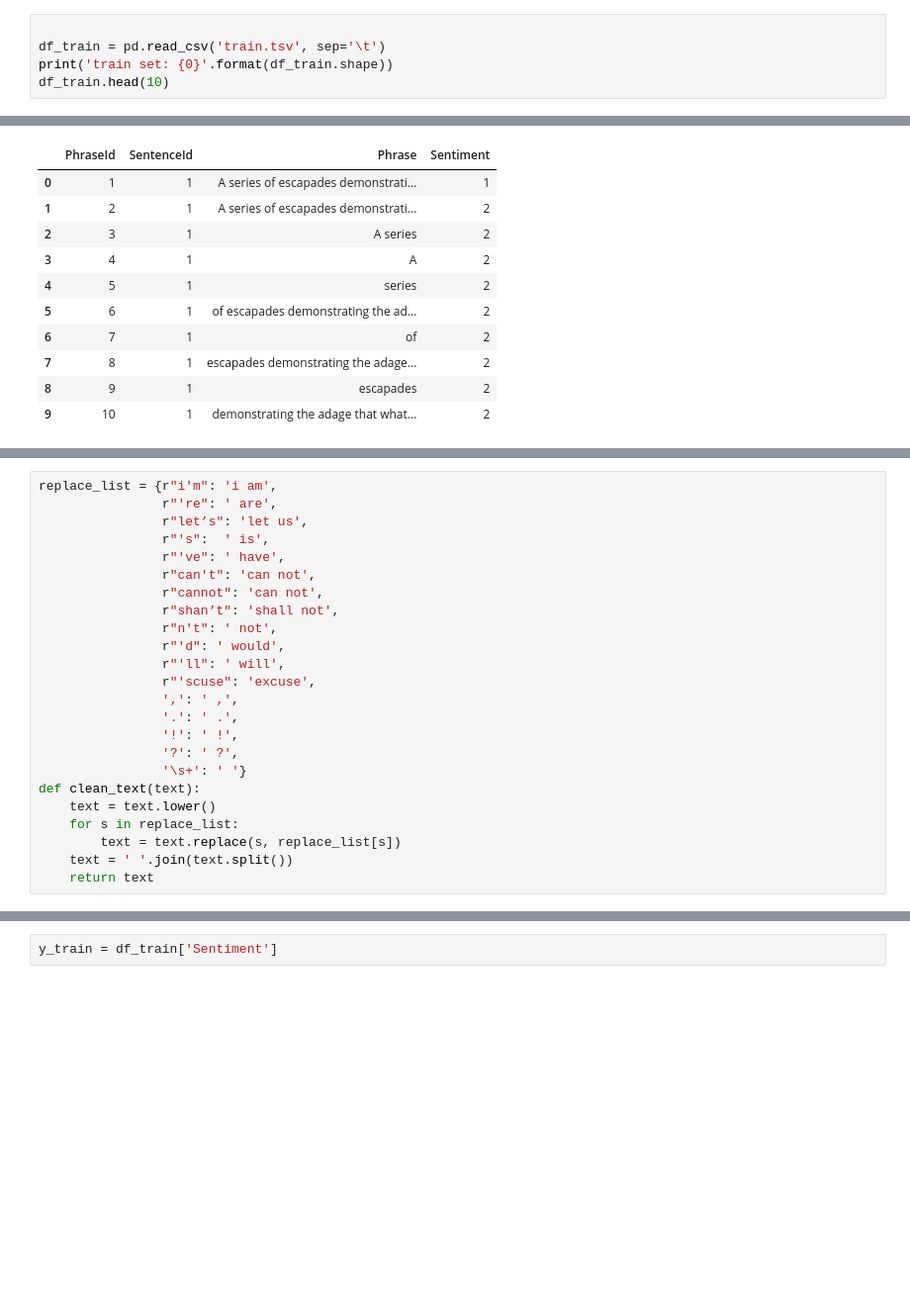
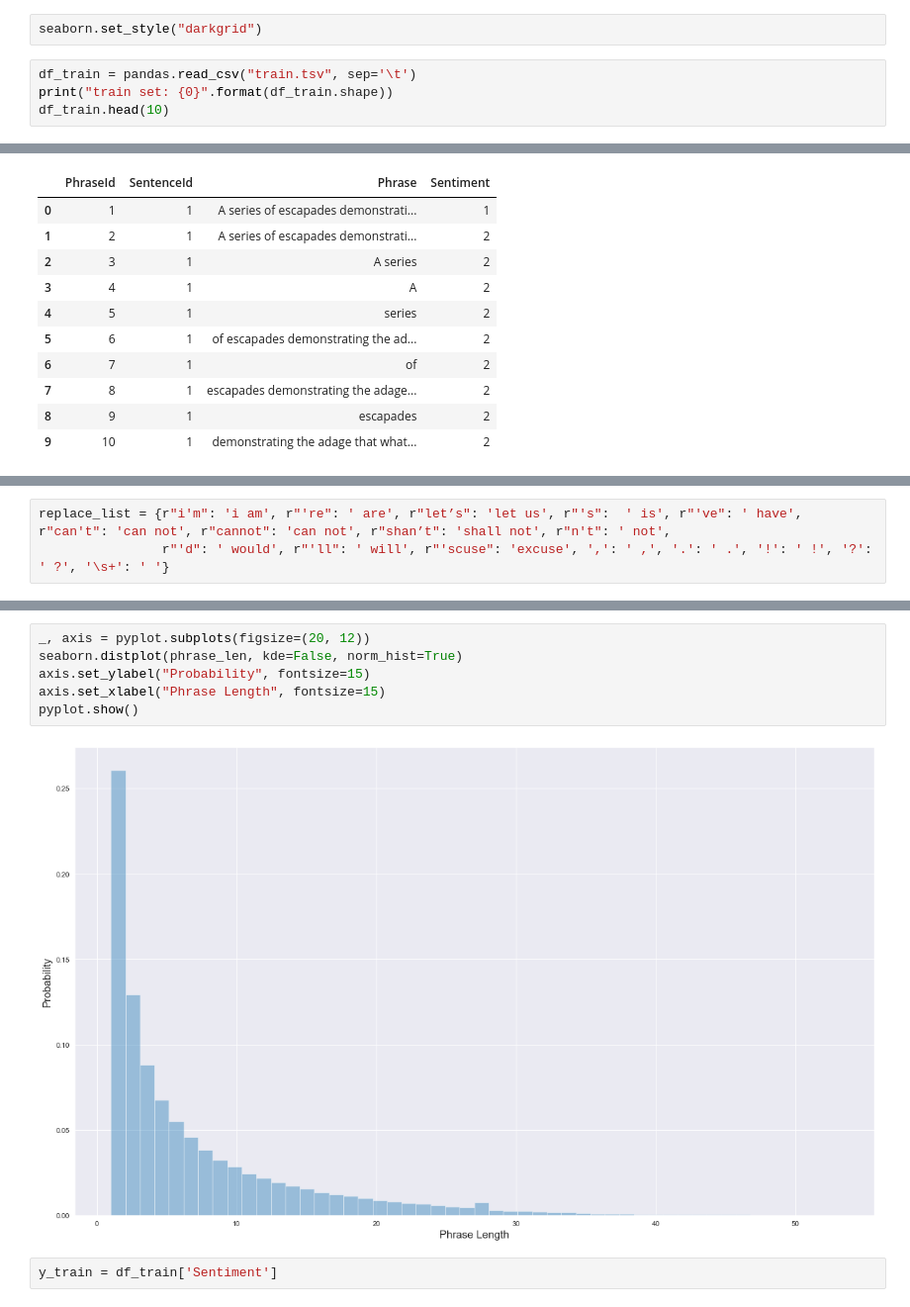
Before and after one commit to luizhemelo/AAP_ProjetoFinal, a Jupyter notebook: LT-LSTM/Prunnable LSTM.ipynb, the cells around one changed output, grey strips where cells are left out. Shown at 99% size. Cells and saved outputs as stored; diff of their text form; blank space fills up the shorter version.

Commit message:
Major code rewritting, more plots and larger network

```diff
--- a/LT-LSTM/Prunnable LSTM.ipynb
+++ b/LT-LSTM/Prunnable LSTM.ipynb
@@ -26,7 +18,8 @@ Device dynamic memory allocation failed!
+# %%
+seaborn.set_style("darkgrid")
 # %%
-
-df_train = pd.read_csv('train.tsv', sep='\t')
-print('train set: {0}'.format(df_train.shape))
+df_train = pandas.read_csv("train.tsv", sep='\t')
+print("train set: {0}".format(df_train.shape))
 df_train.head(10)
 # %% [output]
 train set: (156060, 4)
@@ -59,26 +52,5 @@ test set: (66292, 3)
 | 8 | 156069 | 8545 | pleasing |
 | 9 | 156070 | 8545 | but |
 # %%
-replace_list = {r"i'm": 'i am',
-                r"'re": ' are',
-                r"let’s": 'let us',
-                r"'s":  ' is',
-                r"'ve": ' have',
-                r"can't": 'can not',
-                r"cannot": 'can not',
-                r"shan’t": 'shall not',
-                r"n't": ' not',
-                r"'d": ' would',
-                r"'ll": ' will',
-                r"'scuse": 'excuse',
-                ',': ' ,',
-                '.': ' .',
-                '!': ' !',
-                '?': ' ?',
-                '\s+': ' '}
-def clean_text(text):
-    text = text.lower()
-    for s in replace_list:
-        text = text.replace(s, replace_list[s])
-    text = ' '.join(text.split())
-    return text
+replace_list = {r"i'm": 'i am', r"'re": ' are', r"let’s": 'let us', r"'s":  ' is', r"'ve": ' have', r"can't": 'can not', r"cannot": 'can not', r"shan’t": 'shall not', r"n't": ' not',
+                r"'d": ' would', r"'ll": ' will', r"'scuse": 'excuse', ',': ' ,', '.': ' .', '!': ' !', '?': ' ?', '\s+': ' '}
@@ -99,3 +73,11 @@ max phrase len: 53
+# %%
+_, axis = pyplot.subplots(figsize=(20, 12))
+seaborn.distplot(phrase_len, kde=False, norm_hist=True)
+axis.set_ylabel("Probability", fontsize=15)
+axis.set_xlabel("Phrase Length", fontsize=15)
+pyplot.show()
+# %% [output]
+[figure, added]
 # %%
 y_train = df_train['Sentiment']
 # %%
```
Also changed, not shown: parts of 22 cells of this notebook.
